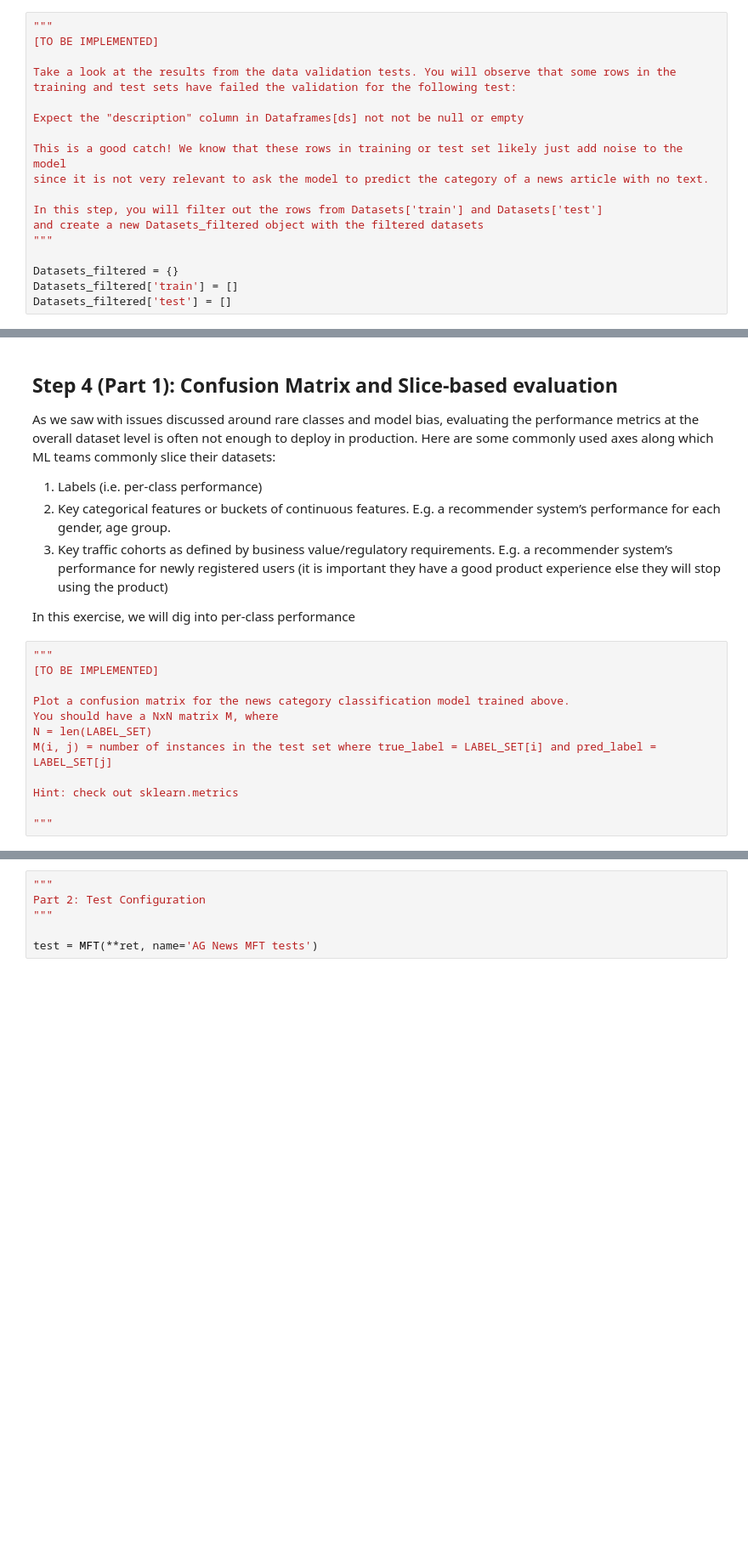
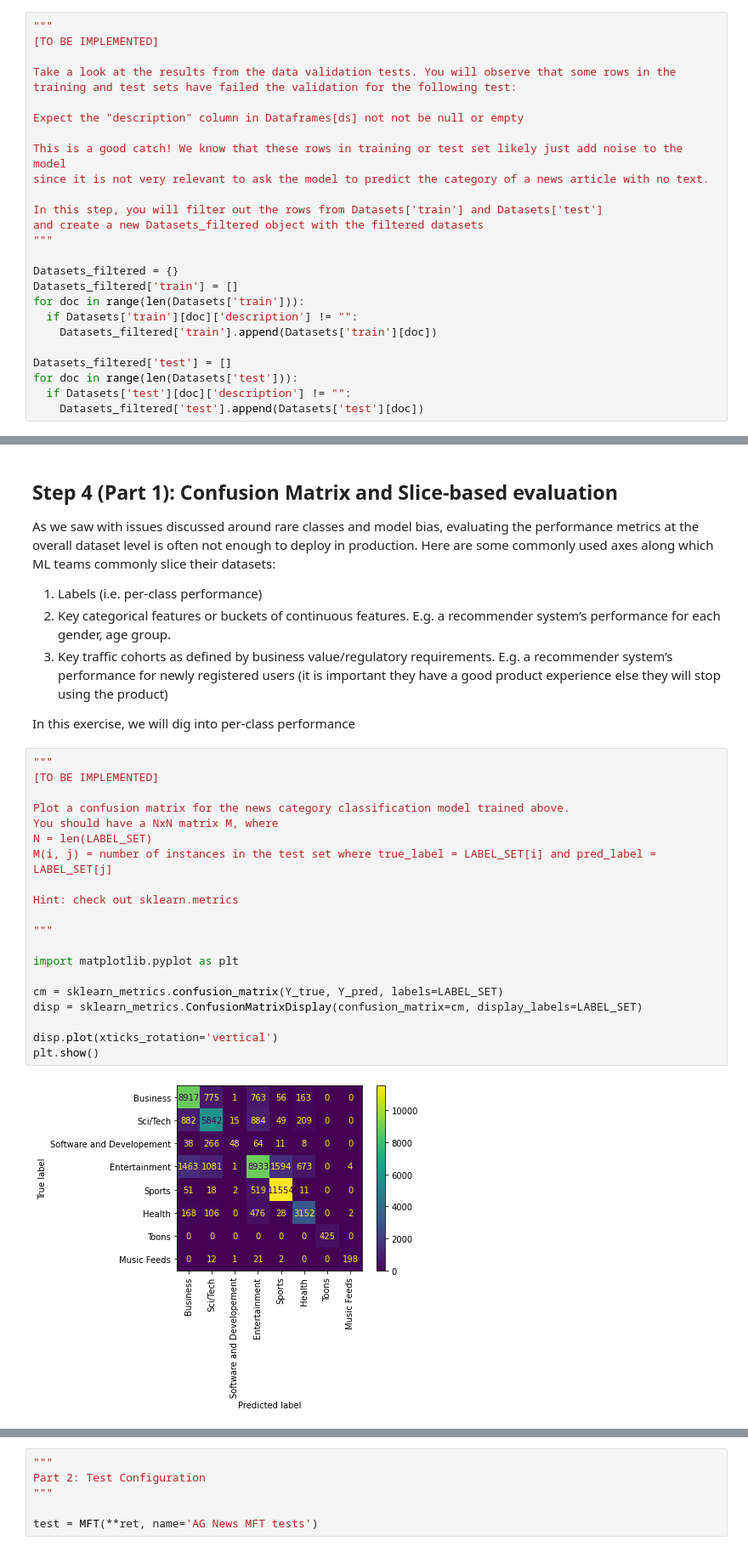
Before and after one commit to gigikenneth/mlops-wk2, a Jupyter notebook: Gigi_[MLOps]_Week_2_starter.ipynb, the cells around one changed output, grey strips where cells are left out. Shown at 85% size. Drawn from its saved outputs; the diff is of its cells as text; blank space fills up the shorter version.

```diff
--- a/Gigi_[MLOps]_Week_2_starter.ipynb
+++ b/Gigi_[MLOps]_Week_2_starter.ipynb
@@ -259,7 +331,14 @@ and create a new Datasets_filtered object with the filtered datasets
 
 Datasets_filtered = {}
 Datasets_filtered['train'] = []
+for doc in range(len(Datasets['train'])):
+  if Datasets['train'][doc]['description'] != "":
+    Datasets_filtered['train'].append(Datasets['train'][doc])
+
 Datasets_filtered['test'] = []
+for doc in range(len(Datasets['test'])):
+  if Datasets['test'][doc]['description'] != "":
+    Datasets_filtered['test'].append(Datasets['test'][doc])
 # %% [markdown]
 ## Step 4: Fine-grained Model Evaluation
 
@@ -310,15 +391,25 @@ In this exercise, we will dig into per-class performance
 # %%
 """
 [TO BE IMPLEMENTED]
 
 Plot a confusion matrix for the news category classification model trained above.
 You should have a NxN matrix M, where
 N = len(LABEL_SET)
 M(i, j) = number of instances in the test set where true_label = LABEL_SET[i] and pred_label = LABEL_SET[j]
 
 Hint: check out sklearn.metrics
 
 """
+
+import matplotlib.pyplot as plt
+
+cm = sklearn_metrics.confusion_matrix(Y_true, Y_pred, labels=LABEL_SET)
+disp = sklearn_metrics.ConfusionMatrixDisplay(confusion_matrix=cm, display_labels=LABEL_SET)
+
+disp.plot(xticks_rotation='vertical')
+plt.show()
+# %% [output]
+[figure, added]
 # %%
 """
 [TO BE IMPLEMENTED]
```
Also changed, not shown: parts of 15 cells of this notebook.
